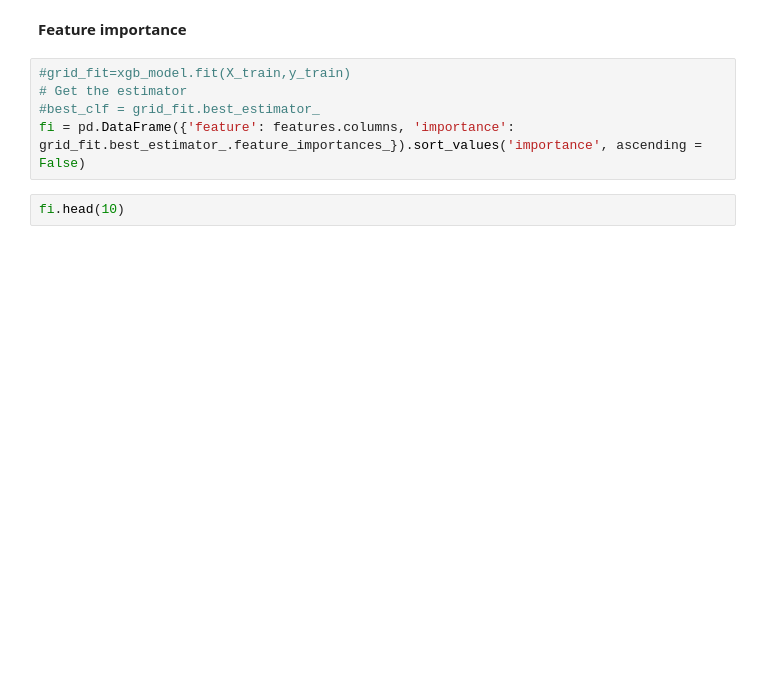
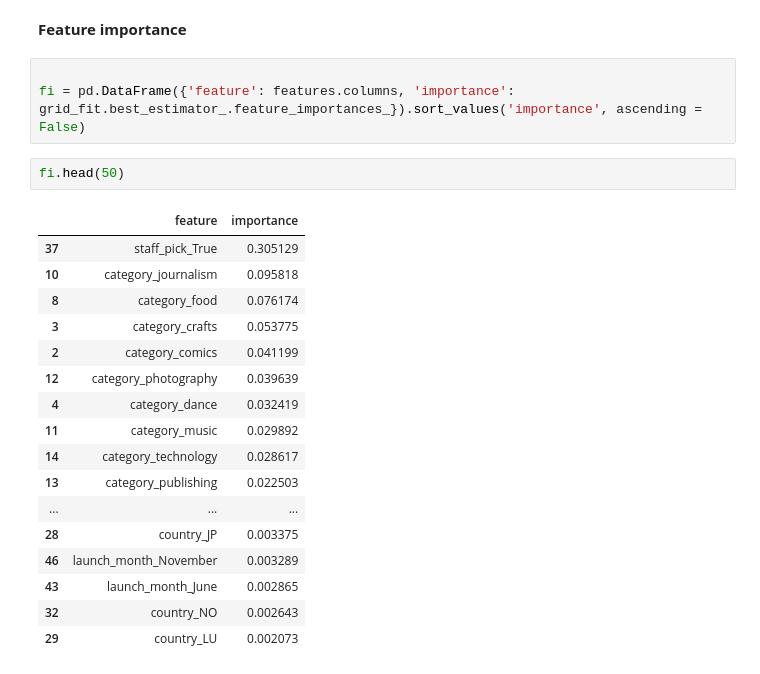
Before and after one commit to tobias4118/ds_project_2_ks, a Jupyter notebook: project_2-final.ipynb, the cells around one changed output. Cells and saved outputs as stored; diff of their text form; blank space fills up the shorter version.

```diff
--- a/project_2-final.ipynb
+++ b/project_2-final.ipynb
@@ -809,11 +853,27 @@ print(best_clf)
 # %% [markdown]
 **Feature importance**
 # %%
-#grid_fit=xgb_model.fit(X_train,y_train)
-# Get the estimator
-#best_clf = grid_fit.best_estimator_
+
 fi = pd.DataFrame({'feature': features.columns, 'importance': grid_fit.best_estimator_.feature_importances_}).sort_values('importance', ascending = False)
 # %%
-fi.head(10)
+fi.head(50)
+# %% [output]
+|  | feature | importance |
+| 37 | staff_pick_True | 0.305129 |
+| 10 | category_journalism | 0.095818 |
+| 8 | category_food | 0.076174 |
+| 3 | category_crafts | 0.053775 |
+| 2 | category_comics | 0.041199 |
+| 12 | category_photography | 0.039639 |
+| 4 | category_dance | 0.032419 |
+| 11 | category_music | 0.029892 |
+| 14 | category_technology | 0.028617 |
+| 13 | category_publishing | 0.022503 |
+| ... | ... | ... |
+| 28 | country_JP | 0.003375 |
+| 46 | launch_month_November | 0.003289 |
+| 43 | launch_month_June | 0.002865 |
+| 32 | country_NO | 0.002643 |
+| 29 | country_LU | 0.002073 |
 # %%
 #Visualizing the confusion matrix for each classifier
```
Also changed, not shown: parts of 14 cells of this notebook.
